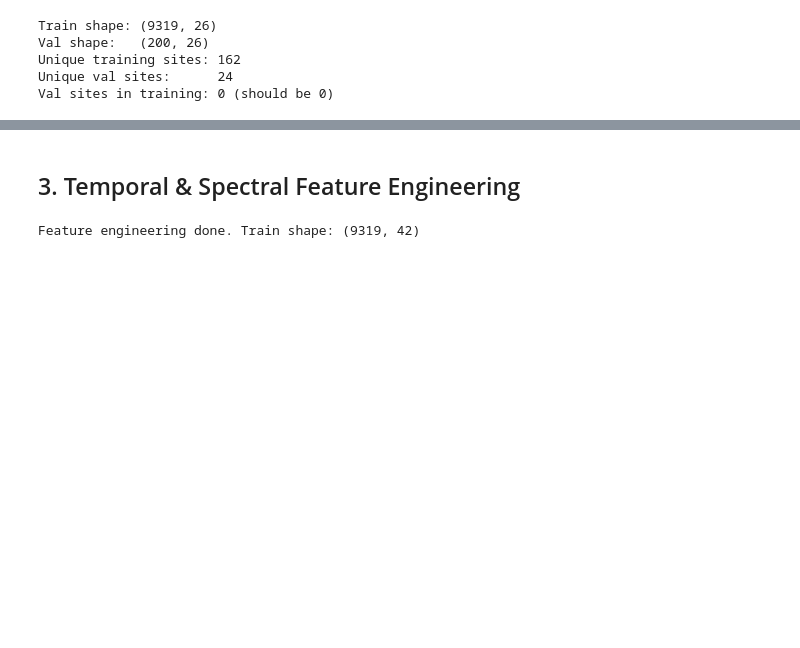
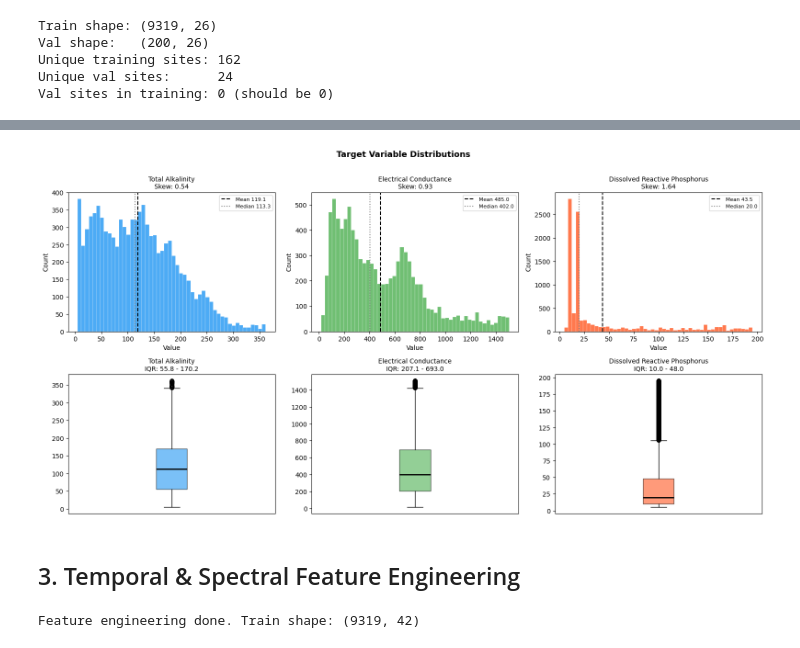
Before and after one commit to KhaiXin30/OptimizingCleanWaterSupply, a Jupyter notebook: final_results.ipynb, the cells around one changed output, grey strips where cells are left out. Drawn from its saved outputs; the diff is of its cells as text; code cells hidden in the pictures; blank space fills up the shorter version.

```diff
--- a/final_results.ipynb
+++ b/final_results.ipynb
@@ -100,3 +139,29 @@ Val sites in training: 0 (should be 0)
+# %%
+fig, axes = plt.subplots(2, 3, figsize=(16, 8))
+colors = ["#2196F3", "#4CAF50", "#FF5722"]
+
+for ax_hist, ax_box, target, color in zip(axes[0], axes[1], TARGETS, colors):
+    data = train[target].dropna()
+
+    ax_hist.hist(data, bins=50, color=color, alpha=0.8, edgecolor="white", linewidth=0.3)
+    ax_hist.axvline(data.mean(),   color="black", linestyle="--", lw=1.5, label=f"Mean {data.mean():.1f}")
+    ax_hist.axvline(data.median(), color="grey",  linestyle=":",  lw=1.5, label=f"Median {data.median():.1f}")
+    ax_hist.set_title(f"{target.title()}\nSkew: {data.skew():.2f}", fontsize=10)
+    ax_hist.legend(fontsize=8)
+    ax_hist.set_xlabel("Value")
+    ax_hist.set_ylabel("Count")
+
+    ax_box.boxplot(data, vert=True, patch_artist=True,
+                   boxprops=dict(facecolor=color, alpha=0.6),
+                   medianprops=dict(color="black", linewidth=2))
+    ax_box.set_title(f"{target.title()}\nIQR: {data.quantile(0.25):.1f} - {data.quantile(0.75):.1f}", fontsize=10)
+    ax_box.set_xticks([])
+
+plt.suptitle("Target Variable Distributions", fontsize=13, fontweight="bold", y=1.01)
+plt.tight_layout()
+plt.show()
+# %% [output]
+[figure, added]
 # %% [markdown]
 ## 3. Temporal & Spectral Feature Engineering
 # %%
```
Also changed, not shown: parts of 10 cells of this notebook.
